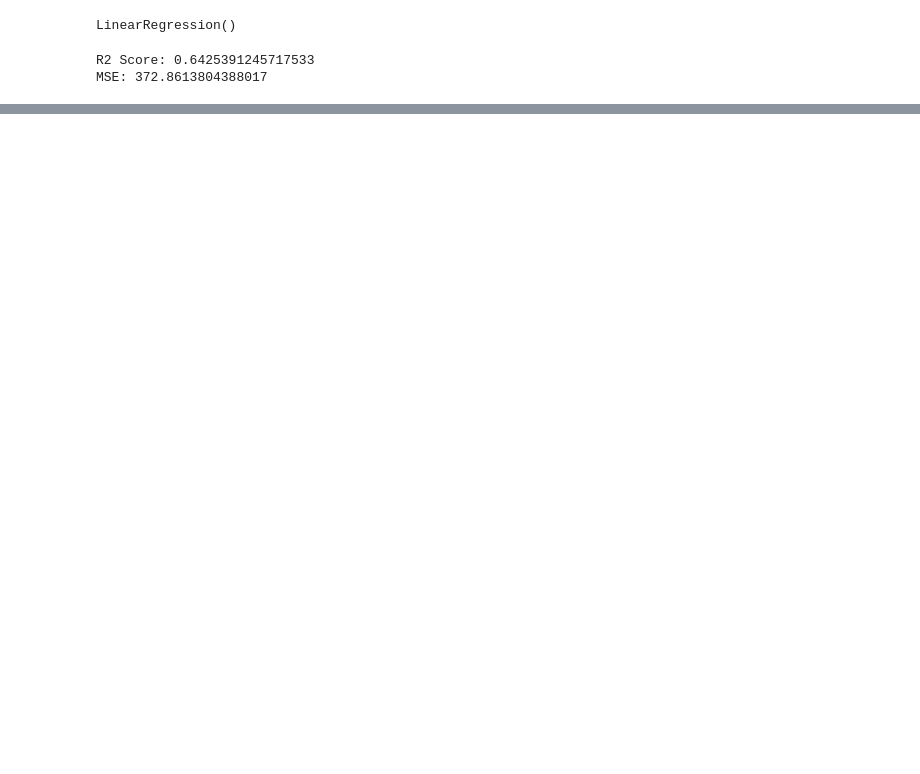
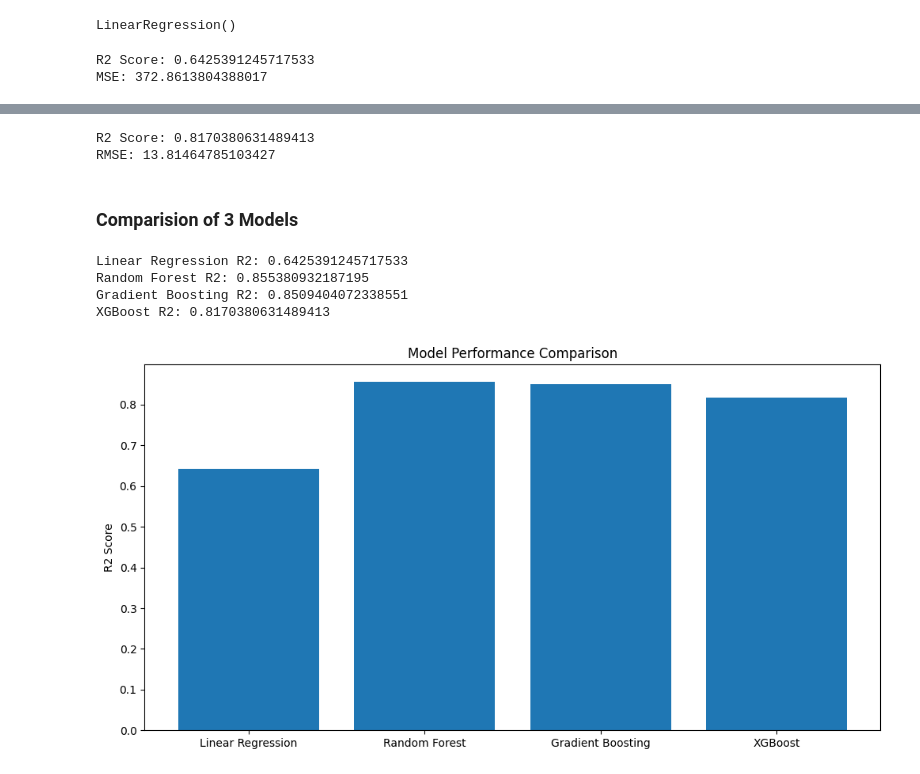
Before and after one commit to Prayash1432/Capstone-Final, a Jupyter notebook: Code.ipynb, the cells around one changed output, grey strips where cells are left out. Cells and saved outputs as stored; diff of their text form; code cells hidden in the pictures; blank space fills up the shorter version.

```diff
--- a/Code.ipynb
+++ b/Code.ipynb
@@ -403,0 +517,28 @@ dtype: bool
+# %%
+print("R2 Score:", r2_score(y_test, y_pred_xgb))
+print("RMSE:", np.sqrt(mean_squared_error(y_test, y_pred_xgb)))
+# %% [output]
+R2 Score: 0.8170380631489413
+RMSE: 13.81464785103427
+# %% [markdown]
+### Comparision of 3 Models
+# %%
+print("Linear Regression R2:", r2_score(y_test, y_pred))
+print("Random Forest R2:", r2_score(y_test, y_pred_rf))
+print("Gradient Boosting R2:", r2_score(y_test, y_pred_gb))
+print("XGBoost R2:", r2_score(y_test, y_pred_xgb))
+# %% [output]
+Linear Regression R2: 0.6425391245717533
+Random Forest R2: 0.855380932187195
+Gradient Boosting R2: 0.8509404072338551
+XGBoost R2: 0.8170380631489413
+# %%
+models = ['Linear Regression','Random Forest','Gradient Boosting','XGBoost']
+scores = [0.6425,0.8553,0.8509,0.8170]
+
+plt.bar(models, scores)
+plt.ylabel("R2 Score")
+plt.title("Model Performance Comparison")
+plt.show()
+# %% [output]
+[figure, added]
```
Also changed, not shown: parts of 38 cells of this notebook.
